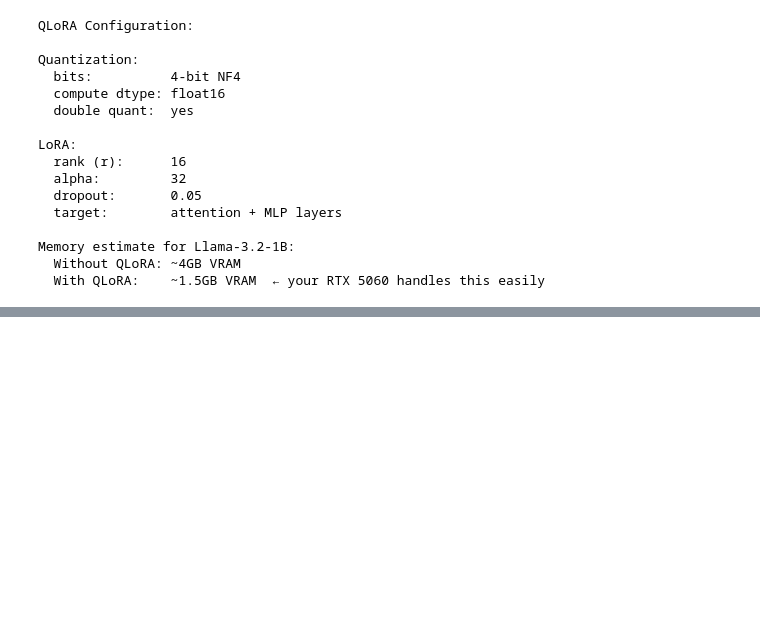
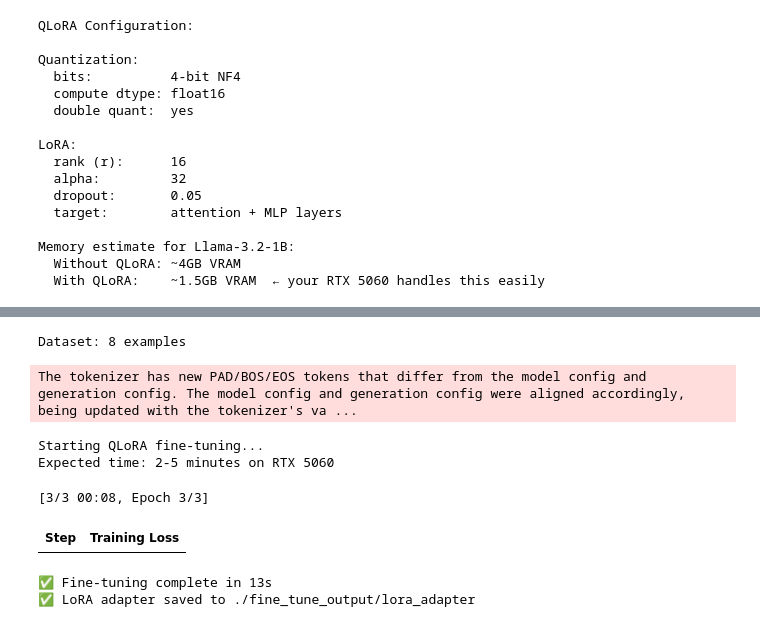
Before and after one commit to DhrumilPrajapati03/Langchain, a Jupyter notebook: week-4/day-20.ipynb, the cells around one changed output, grey strips where cells are left out. Saved outputs shown, nothing was run; the diff lists cells and outputs as text; code cells hidden in the pictures; blank space fills up the shorter version.

```diff
--- a/week-4/day-20.ipynb
+++ b/week-4/day-20.ipynb
@@ -250,0 +321,56 @@ Memory estimate for Llama-3.2-1B:
+# %%
+# Cell 6: Training
+from trl import SFTConfig, SFTTrainer
+# Load dataset
+with open("fine_tune_data/customer_support.json") as f:
+    data = json.load(f)
+
+dataset = Dataset.from_list(data)
+print(f"Dataset: {len(dataset)} examples")
+
+# Training arguments
+training_args = SFTConfig(
+    output_dir="./fine_tune_output",
+    num_train_epochs=3,
+    per_device_train_batch_size=2,
+    gradient_accumulation_steps=4,
+    learning_rate=2e-4,
+    fp16=True,
+    logging_steps=10,
+    save_strategy="epoch",
+    optim="paged_adamw_8bit",
+    dataset_text_field="text",
+    max_length=512,
+    packing=False,
+)
+
+# Trainer
+trainer = SFTTrainer(
+    model=model,
+    processing_class=tokenizer,  # replaces tokenizer=
+    args=training_args,
+    train_dataset=dataset,
+)
+
+print("Starting QLoRA fine-tuning...")
+print("Expected time: 2-5 minutes on RTX 5060\n")
+
+start = time.time()
+trainer.train()
+elapsed = time.time() - start
+
+print(f"\n✅ Fine-tuning complete in {elapsed:.0f}s")
+
+# Save the LoRA adapter
+model.save_pretrained("./fine_tune_output/lora_adapter")
+tokenizer.save_pretrained("./fine_tune_output/lora_adapter")
+print("✅ LoRA adapter saved to ./fine_tune_output/lora_adapter")
+# %% [output]
+Dataset: 8 examples
+The tokenizer has new PAD/BOS/EOS tokens that differ from the model config and generation config. The model config and generation config were aligned accordingly, being updated with the tokenizer's va ...
+Starting QLoRA fine-tuning...
+Expected time: 2-5 minutes on RTX 5060
+[3/3 00:08, Epoch 3/3]
+| Step | Training Loss |
+✅ Fine-tuning complete in 13s
+✅ LoRA adapter saved to ./fine_tune_output/lora_adapter
```
Also changed, not shown: parts of 11 cells of this notebook, 52 other files.
